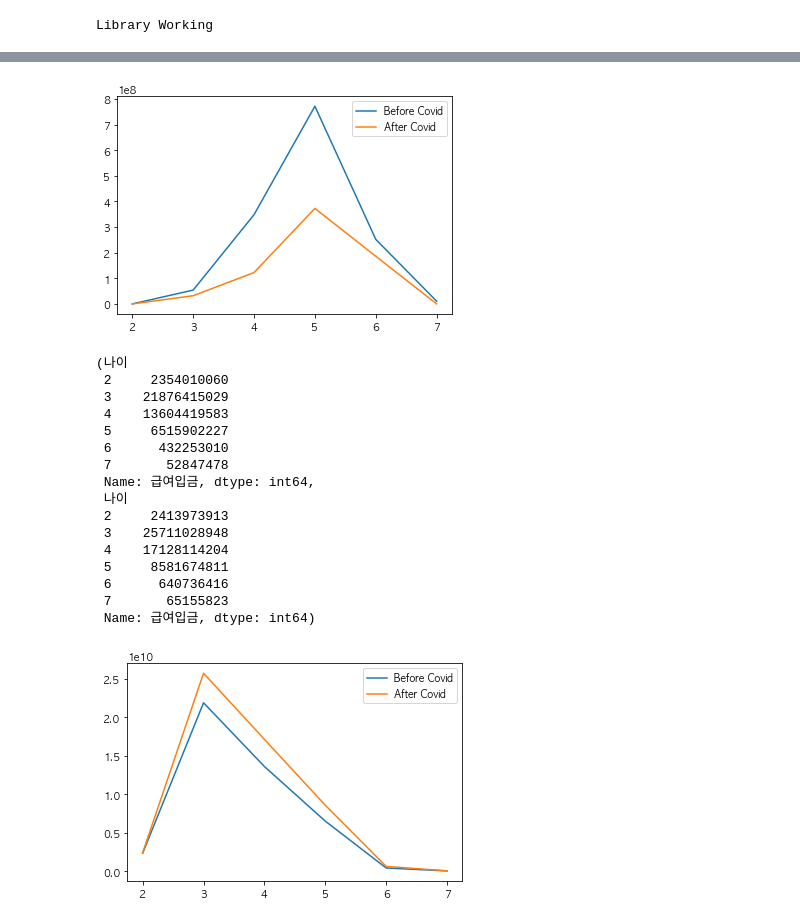
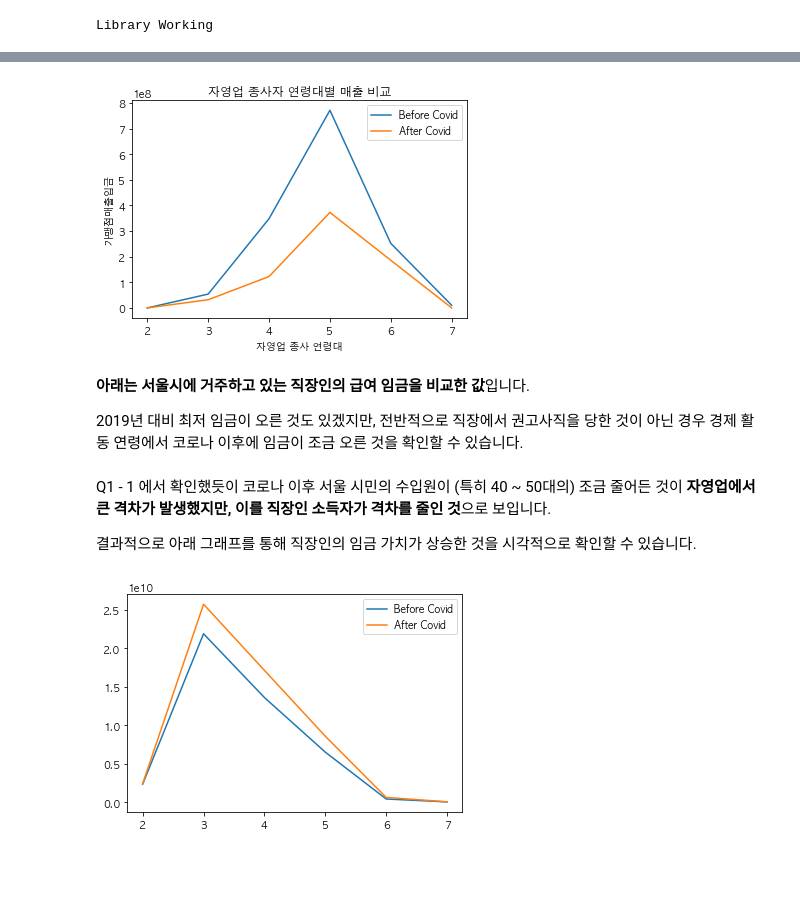
Before and after one commit to RyanKor/financial-data-competition-2021, a Jupyter notebook: Financial Data Competition 2021.ipynb, the cells around one changed output, grey strips where cells are left out. Drawn from its saved outputs; the diff is of its cells as text; code cells hidden in the pictures; blank space fills up the shorter version.

```diff
--- a/Financial Data Competition 2021.ipynb
+++ b/Financial Data Competition 2021.ipynb
@@ -201,10 +229,17 @@ before_covid_sales, after_covid_sales
 # %%
 plt.plot(before_covid_sales)
 plt.plot(after_covid_sales)
 plt.legend(['Before Covid', 'After Covid'])
+plt.xlabel("자영업 종사 연령대")
+plt.ylabel("가맹점매출입금")
+plt.title("자영업 종사자 연령대별 매출 비교")
 plt.show()
 # %% [output]
-[figure, old version]
+[figure, new version]
+# %% [markdown]
+**아래는 서울시에 거주하고 있는 직장인의 급여 임금을 비교한 값**입니다.
+
+2019년 대비 최저 임금이 오른 것도 있겠지만, 전반적으로 직장에서 권고사직을 당한 것이 아닌 경우 경제 활동 연령에서 코로나 이후에 임금이 조금 오른 것을 확인할 수 있습니다.
 # %%
 # 코로나 전 직장인 임금 비교
 before_covid_income = shinhan_bank[(shinhan_bank["기준년월"]>=201903)
@@ -213,24 +248,10 @@ before_covid_income = shinhan_bank[(shinhan_bank["기준년월"]>=201903)
 after_covid_income = shinhan_bank[(shinhan_bank["기준년월"]>201909)
                                 &(shinhan_bank["기준년월"]<202103)&
                                   (shinhan_bank["직장인여부"]==1)].groupby("나이")["급여입금"].sum()
-before_covid_income, after_covid_income
-# %% [output]
-(나이
- 2     2354010060
- 3    21876415029
- 4    13604419583
- 5     6515902227
- 6      432253010
- 7       52847478
- Name: 급여입금, dtype: int64,
- 나이
- 2     2413973913
- 3    25711028948
- 4    17128114204
- 5     8581674811
- 6      640736416
- 7       65155823
- Name: 급여입금, dtype: int64)
+# %% [markdown]
+Q1 - 1 에서 확인했듯이 코로나 이후 서울 시민의 수입원이 (특히 40 ~ 50대의) 조금 줄어든 것이 **자영업에서 큰 격차가 발생했지만, 이를 직장인 소득자가 격차를 줄인 것**으로 보입니다.
+
+결과적으로 아래 그래프를 통해 직장인의 임금 가치가 상승한 것을 시각적으로 확인할 수 있습니다.
 # %%
 plt.plot(before_covid_income)
 plt.plot(after_covid_income)
```
Also changed, not shown: parts of 17 cells of this notebook.
